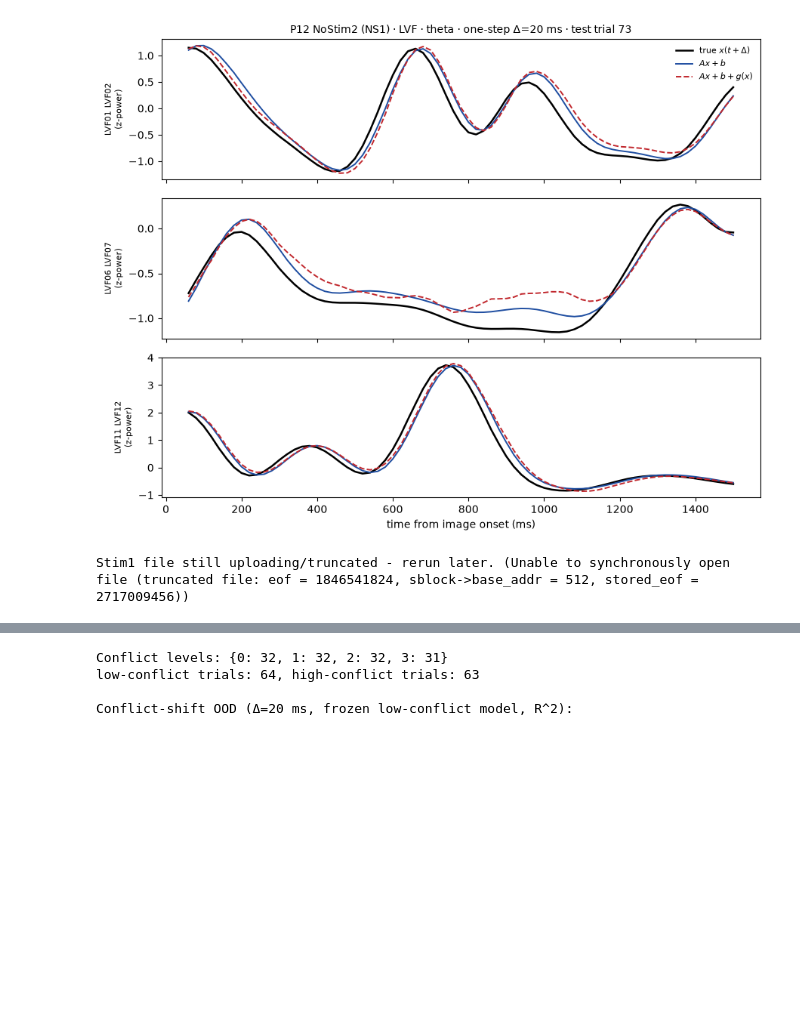
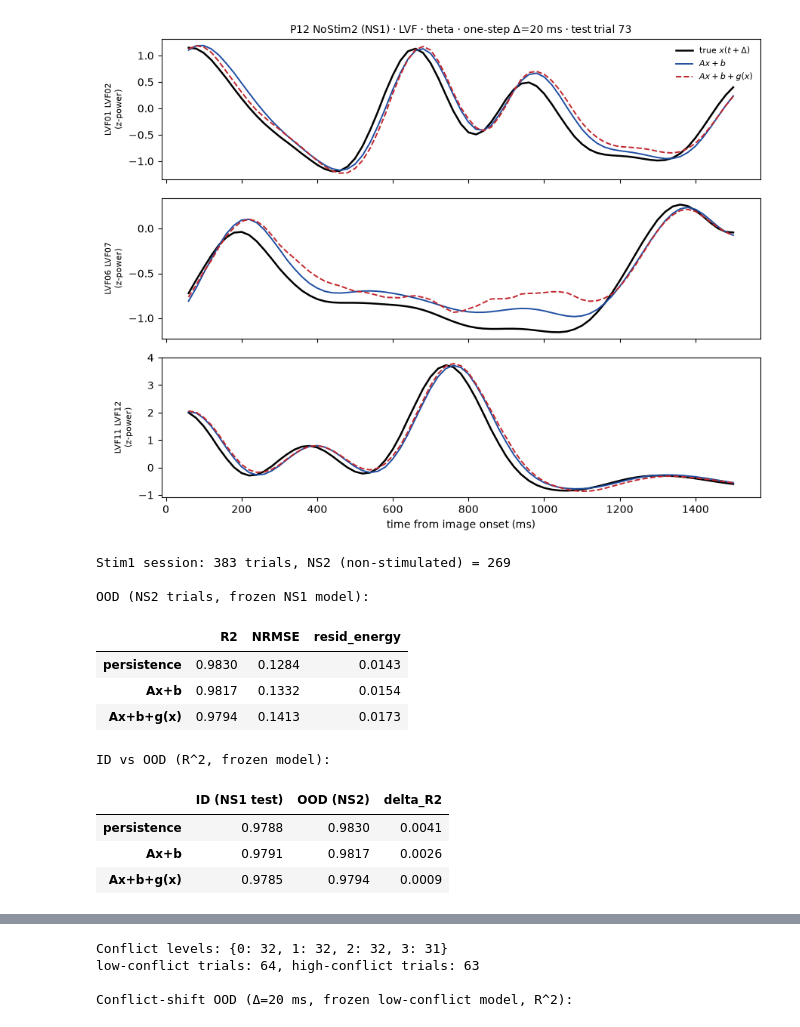
Before and after one commit to rgs2151/controller, a Jupyter notebook: NeuroAnalysis/brain_local_linearization.ipynb, the cells around one changed output, grey strips where cells are left out. Drawn from its saved outputs; the diff is of its cells as text; code cells hidden in the pictures; blank space fills up the shorter version.

```diff
--- a/NeuroAnalysis/brain_local_linearization.ipynb
+++ b/NeuroAnalysis/brain_local_linearization.ipynb
@@ -637,38 +637,58 @@ if stim1_cache.exists() or stim1_path.exists():
 else:
     sess_stim = None
     print("Stim1 file not available yet - run this cell once the upload completes.")
 
 if sess_stim is not None:
-    # channel montage must be identical across sessions of the same patient
-    assert (sess_stim["channels"]["pair_name"].to_numpy()
-            == sess["channels"]["pair_name"].to_numpy()).all(), "channel mismatch across sessions"
+    # Montages differ slightly across sessions (Stim1 has 152 pairs vs NoStim2's 151),
+    # so align by PAIR NAME: the frozen model needs exactly the same 15 LVF channels.
+    poc_pairs = sess["channels"]["pair_name"].to_numpy()[clean_idx[region_mask_in_clean]]
+    stim_names = pd.Index(sess_stim["channels"]["pair_name"])
+    assert all(p in stim_names for p in poc_pairs), "POC LVF pairs missing in Stim1 montage"
+    stim_cols = stim_names.get_indexer(poc_pairs)
+    n_ict = int(sess_stim["channels"]["ictal"].to_numpy()[stim_cols].sum())
+    if n_ict:
+        print(f"warning: {n_ict}/{len(poc_pairs)} POC pairs flagged ictal in Stim1 (kept for frozen-model comparability)")
 
     ns2_mask = sess_stim["trials"]["Stimulation"].to_numpy() == 0
     print(f"Stim1 session: {len(sess_stim['trials'])} trials, NS2 (non-stimulated) = {ns2_mask.sum()}")
 
-    # identical preprocessing; SAME clean-channel set and NS1-train normalization stats
-    pw_ood = band_power(sess_stim["data"][ns2_mask][:, clean_idx, :], sess_stim["fs"], PRIMARY_BAND)
-    tok_ood, base_ood, _ = tokenize(pw_ood, sess_stim["time"])
-    tok_ood_r = tok_ood[:, :, region_mask_in_clean]
+    # identical preprocessing; SAME channels (by name) and NS1-train normalization stats
+    d_ood = sess_stim["data"][ns2_mask][:, stim_cols, :]
+    good_ood = ~np.isnan(d_ood).any(axis=(1, 2))          # drop aborted NaN-padded trials
+    if (~good_ood).any():
+        print(f"dropping {(~good_ood).sum()} NaN trial(s) in Stim1 NS2 set")
+    pw_ood = band_power(d_ood[good_ood], sess_stim["fs"], PRIMARY_BAND)
+    tok_ood_r, base_ood, _ = tokenize(pw_ood, sess_stim["time"])
     # frozen transform: reuse NS1 TRAINING baseline mean/sd (not NS2's own baseline)
     mu = base_r[tr].mean(axis=0); sd = base_r[tr].std(axis=0) + 1e-12
     z_ood = (tok_ood_r - mu[None, None, :]) / sd[None, None, :]
 
     h = PRIMARY_HORIZON_MS // TOKEN_STRIDE_MS
     Xood, Yood = make_pairs(z_ood, h)
     pred_lin_ood = ridge_predict(A, b, Xood)
     pred_res_ood = pred_lin_ood + mlp_predict(g, Xood)
 
     poc_ood = pd.DataFrame({name: eval_all(Yood, p)
                             for name, p in [("persistence", Xood),
                                             ("Ax+b", pred_lin_ood),
                                             ("Ax+b+g(x)", pred_res_ood)]}).T
     print("\nOOD (NS2 trials, frozen NS1 model):")
     display(poc_ood.round(4))
 
     cmp = pd.concat({"ID (NS1 test)": poc_id["R2"], "OOD (NS2)": poc_ood["R2"]}, axis=1)
     cmp["delta_R2"] = cmp["OOD (NS2)"] - cmp["ID (NS1 test)"]
     print("\nID vs OOD (R^2, frozen model):")
     display(cmp.round(4))
 # %% [output]
-Stim1 file still uploading/truncated - rerun later. (Unable to synchronously open file (truncated file: eof = 1846541824, sblock->base_addr = 512, stored_eof = 2717009456))
+Stim1 session: 383 trials, NS2 (non-stimulated) = 269
+
+OOD (NS2 trials, frozen NS1 model):
+|  | R2 | NRMSE | resid_energy |
+| persistence | 0.9830 | 0.1284 | 0.0143 |
+| Ax+b | 0.9817 | 0.1332 | 0.0154 |
+| Ax+b+g(x) | 0.9794 | 0.1413 | 0.0173 |
+ID vs OOD (R^2, frozen model):
+|  | ID (NS1 test) | OOD (NS2) | delta_R2 |
+| persistence | 0.9788 | 0.9830 | 0.0041 |
+| Ax+b | 0.9791 | 0.9817 | 0.0026 |
+| Ax+b+g(x) | 0.9785 | 0.9794 | 0.0009 |
```
Also changed, not shown: parts of 1 cell of this notebook, 3 other files.
